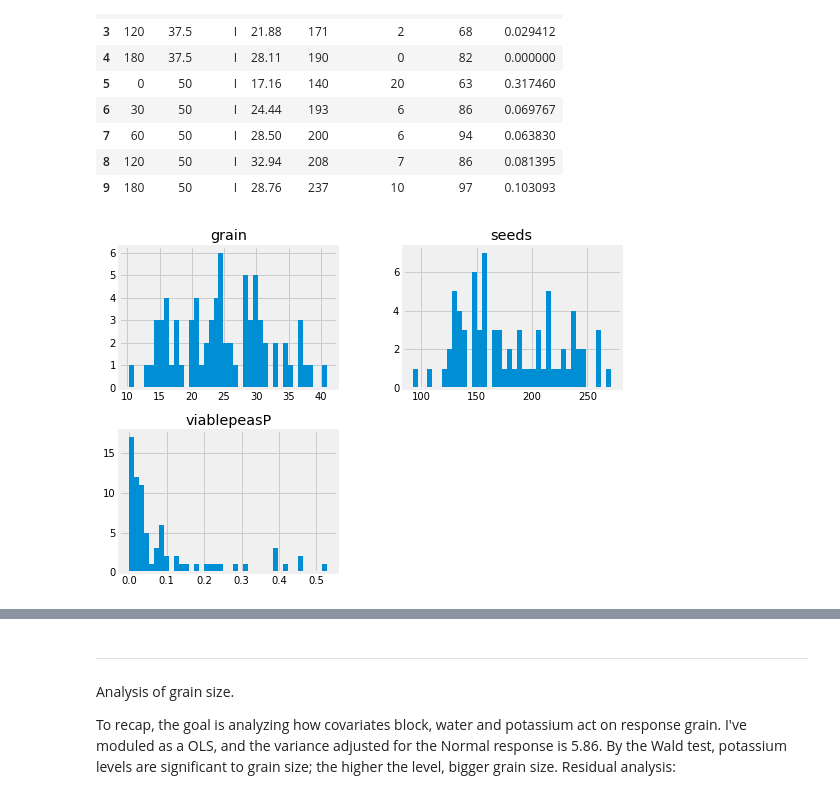
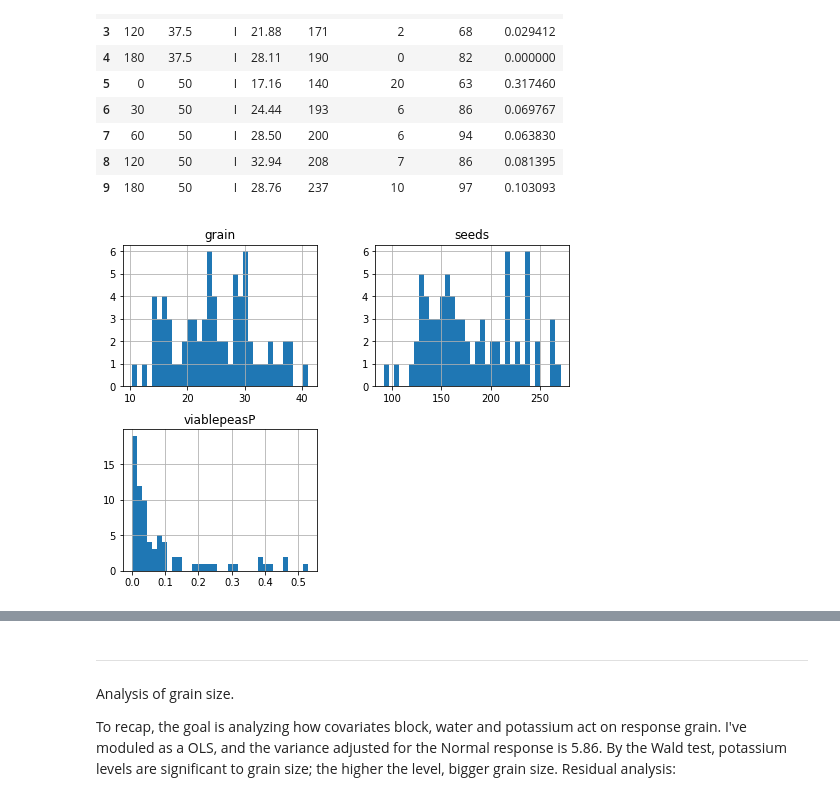
Before and after one commit to jeancmaia/mcglm, a Jupyter notebook: nbks/qualification_examples.ipynb, the cells around one changed output, grey strips where cells are left out. Cells and saved outputs as stored; diff of their text form; code cells hidden in the pictures.

```diff
--- a/nbks/qualification_examples.ipynb
+++ b/nbks/qualification_examples.ipynb
@@ -40,9 +40,6 @@ import seaborn as sns
 
 from mcglm import MCGLM, mc_mixed, mc_id
 from patsy import dmatrix
-
-
-plt.style.use('fivethirtyeight')
 # %%
 # Pulling the dataset
 sleepstudy = pd.read_csv('first_simulation/sleepstudy.csv', dtype={'Subject': 'str'})
@@ -209,9 +215,9 @@ X = dmatrix('~ block + water * pot', soya, return_type="dataframe")
 # %%
 # histogram of target variables.
 
-_ = soya[['grain', 'seeds', 'viablepeasP']].hist(bins=40, figsize=(8, 6))
+_ = soya[['grain', 'seeds', 'viablepeasP']].hist(bins=35, figsize=(8, 6))
 # %% [output]
-[figure, old version]
+[figure, new version]
 # %%
 # Model fitting
 mcglm = MCGLM(
```
Also changed, not shown: parts of 15 cells of this notebook.
